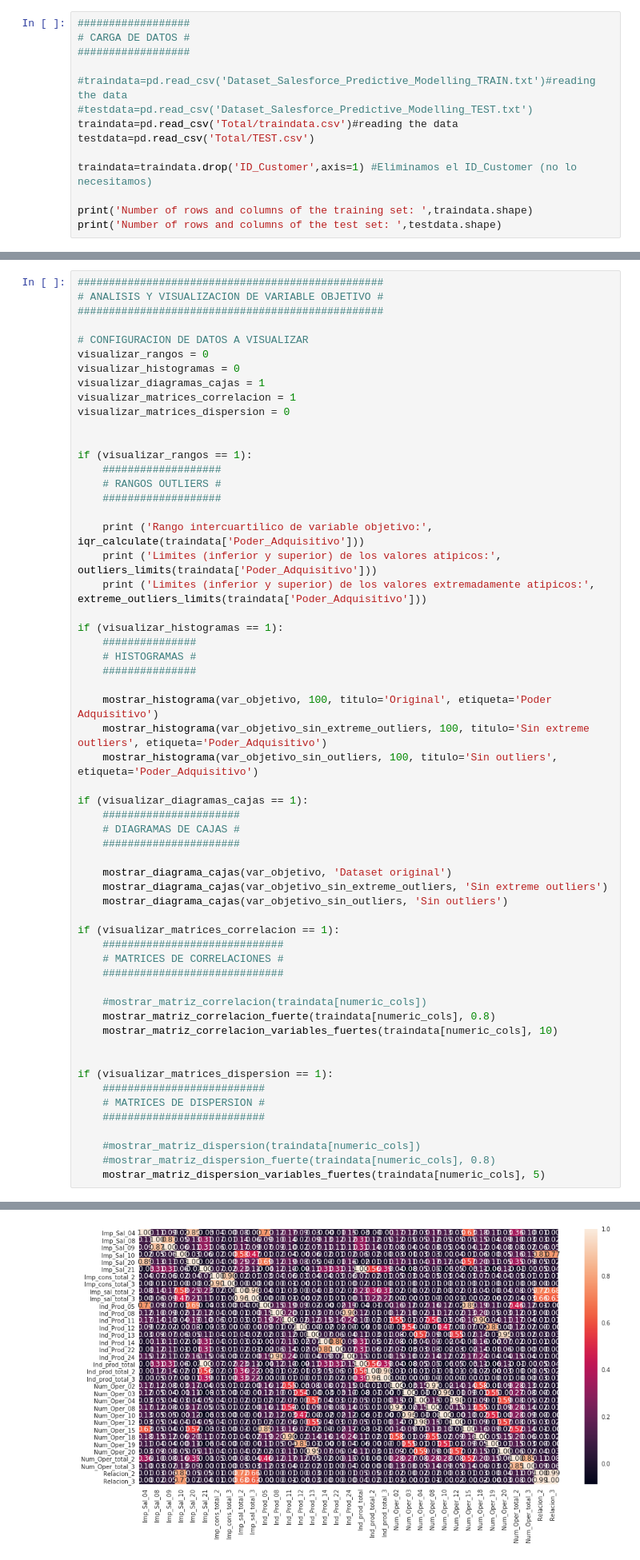
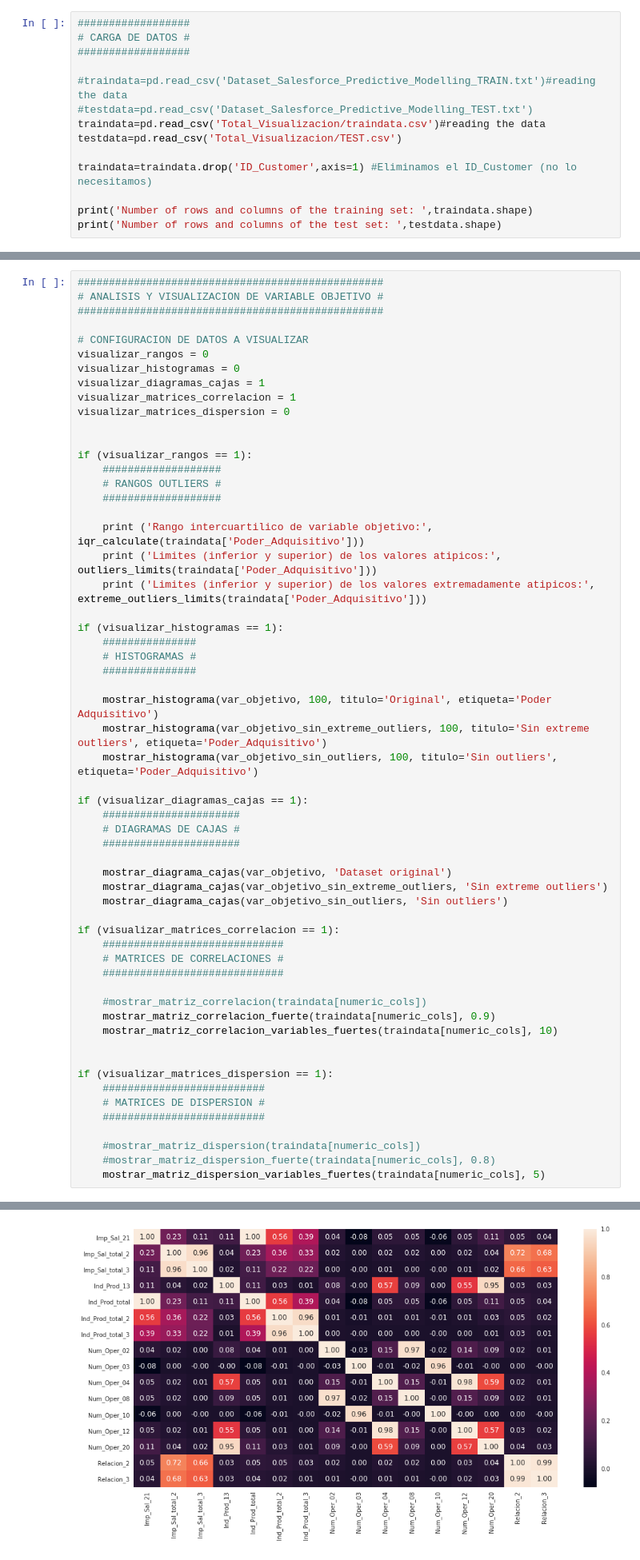
Before and after one commit to ferminlp93/Datathon, a Jupyter notebook: Visualizacion.ipynb, the cells around one changed output, grey strips where cells are left out. Shown at 80% size. Drawn from its saved outputs; the diff is of its cells as text.

Commit message:
Integracion con dataset Total_Visualizacion

```diff
--- a/Visualizacion.ipynb
+++ b/Visualizacion.ipynb
@@ -161,8 +153,8 @@ def crear_variable_relacion(column_a, column_b):
 
 #traindata=pd.read_csv('Dataset_Salesforce_Predictive_Modelling_TRAIN.txt')#reading the data
 #testdata=pd.read_csv('Dataset_Salesforce_Predictive_Modelling_TEST.txt')
-traindata=pd.read_csv('Total/traindata.csv')#reading the data
-testdata=pd.read_csv('Total/TEST.csv')
+traindata=pd.read_csv('Total_Visualizacion/traindata.csv')#reading the data
+testdata=pd.read_csv('Total_Visualizacion/TEST.csv')
 
 traindata=traindata.drop('ID_Customer',axis=1) #Eliminamos el ID_Customer (no lo necesitamos)
 
@@ -363,7 +355,7 @@ if (visualizar_matrices_correlacion == 1):
     #############################
 
     #mostrar_matriz_correlacion(traindata[numeric_cols])
-    mostrar_matriz_correlacion_fuerte(traindata[numeric_cols], 0.8)
+    mostrar_matriz_correlacion_fuerte(traindata[numeric_cols], 0.9)
     mostrar_matriz_correlacion_variables_fuertes(traindata[numeric_cols], 10)
 
 
@@ -386,2 +378,2 @@ Matriz de correlaciones de variables con correlacion superior a  0.8 :
-[figure, old version]
+[figure, new version]
 Matriz de correlaciones de las  10  variables mas fuertes:
```
Also changed, not shown: parts of 7 cells of this notebook.
